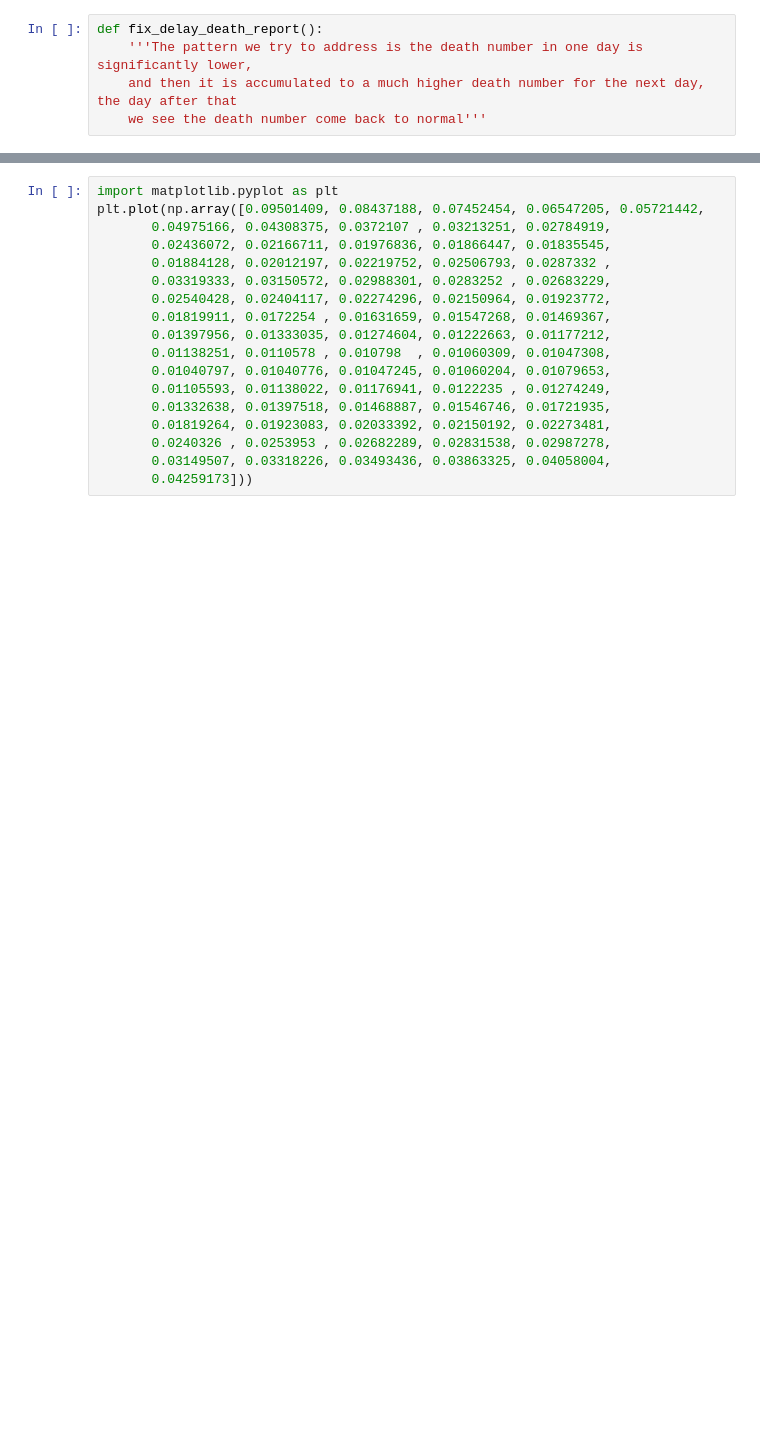
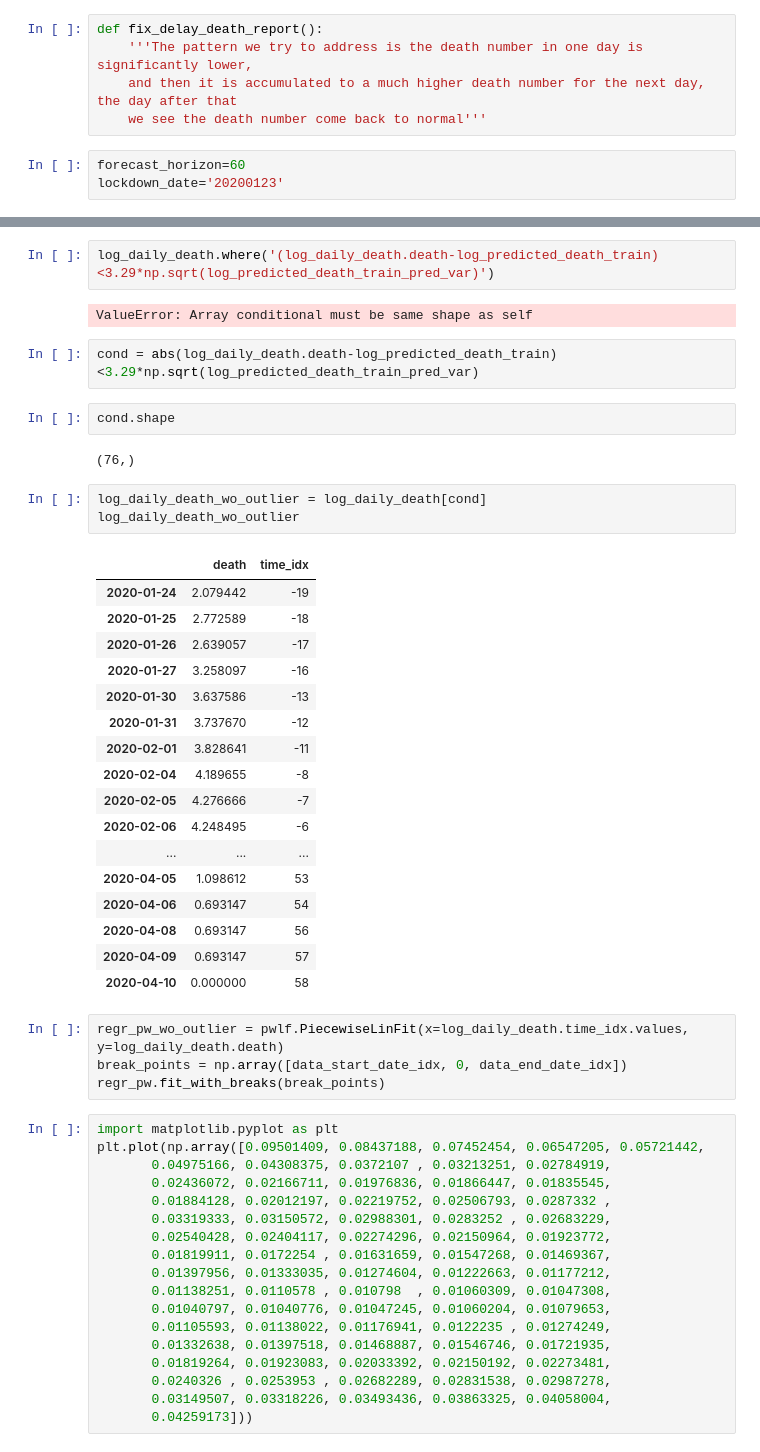
Before and after one commit to huonghuynhsc/COVID-19, a Jupyter notebook: prognosis/Prognosis.ipynb, the cells around one changed output, grey strips where cells are left out. Saved outputs shown, nothing was run; the diff lists cells and outputs as text; blank space fills up the shorter version.

```diff
--- a/prognosis/Prognosis.ipynb
+++ b/prognosis/Prognosis.ipynb
@@ -554,3 +554,6 @@ def fix_delay_death_report():
     '''The pattern we try to address is the death number in one day is significantly lower,
     and then it is accumulated to a much higher death number for the next day, the day after that
     we see the death number come back to normal'''
+# %%
+forecast_horizon=60
+lockdown_date='20200123'
@@ -557,3 +617,38 @@ def fix_delay_death_report():
+# %%
+log_daily_death.where('(log_daily_death.death-log_predicted_death_train)<3.29*np.sqrt(log_predicted_death_train_pred_var)')
+# %% [output]
+ValueError: Array conditional must be same shape as self
+# %%
+cond = abs(log_daily_death.death-log_predicted_death_train)<3.29*np.sqrt(log_predicted_death_train_pred_var)
+# %%
+cond.shape
+# %% [output]
+(76,)
+# %%
+log_daily_death_wo_outlier = log_daily_death[cond]
+log_daily_death_wo_outlier
+# %% [output]
+|  | death | time_idx |
+| 2020-01-24 | 2.079442 | -19 |
+| 2020-01-25 | 2.772589 | -18 |
+| 2020-01-26 | 2.639057 | -17 |
+| 2020-01-27 | 3.258097 | -16 |
+| 2020-01-30 | 3.637586 | -13 |
+| 2020-01-31 | 3.737670 | -12 |
+| 2020-02-01 | 3.828641 | -11 |
+| 2020-02-04 | 4.189655 | -8 |
+| 2020-02-05 | 4.276666 | -7 |
+| 2020-02-06 | 4.248495 | -6 |
+| ... | ... | ... |
+| 2020-04-05 | 1.098612 | 53 |
+| 2020-04-06 | 0.693147 | 54 |
+| 2020-04-08 | 0.693147 | 56 |
+| 2020-04-09 | 0.693147 | 57 |
+| 2020-04-10 | 0.000000 | 58 |
+# %%
+regr_pw_wo_outlier = pwlf.PiecewiseLinFit(x=log_daily_death.time_idx.values, y=log_daily_death.death)
+break_points = np.array([data_start_date_idx, 0, data_end_date_idx])
+regr_pw.fit_with_breaks(break_points)
 # %%
 import matplotlib.pyplot as plt
 plt.plot(np.array([0.09501409, 0.08437188, 0.07452454, 0.06547205, 0.05721442,
```
Also changed, not shown: parts of 1 cell of this notebook, 2 other files.
